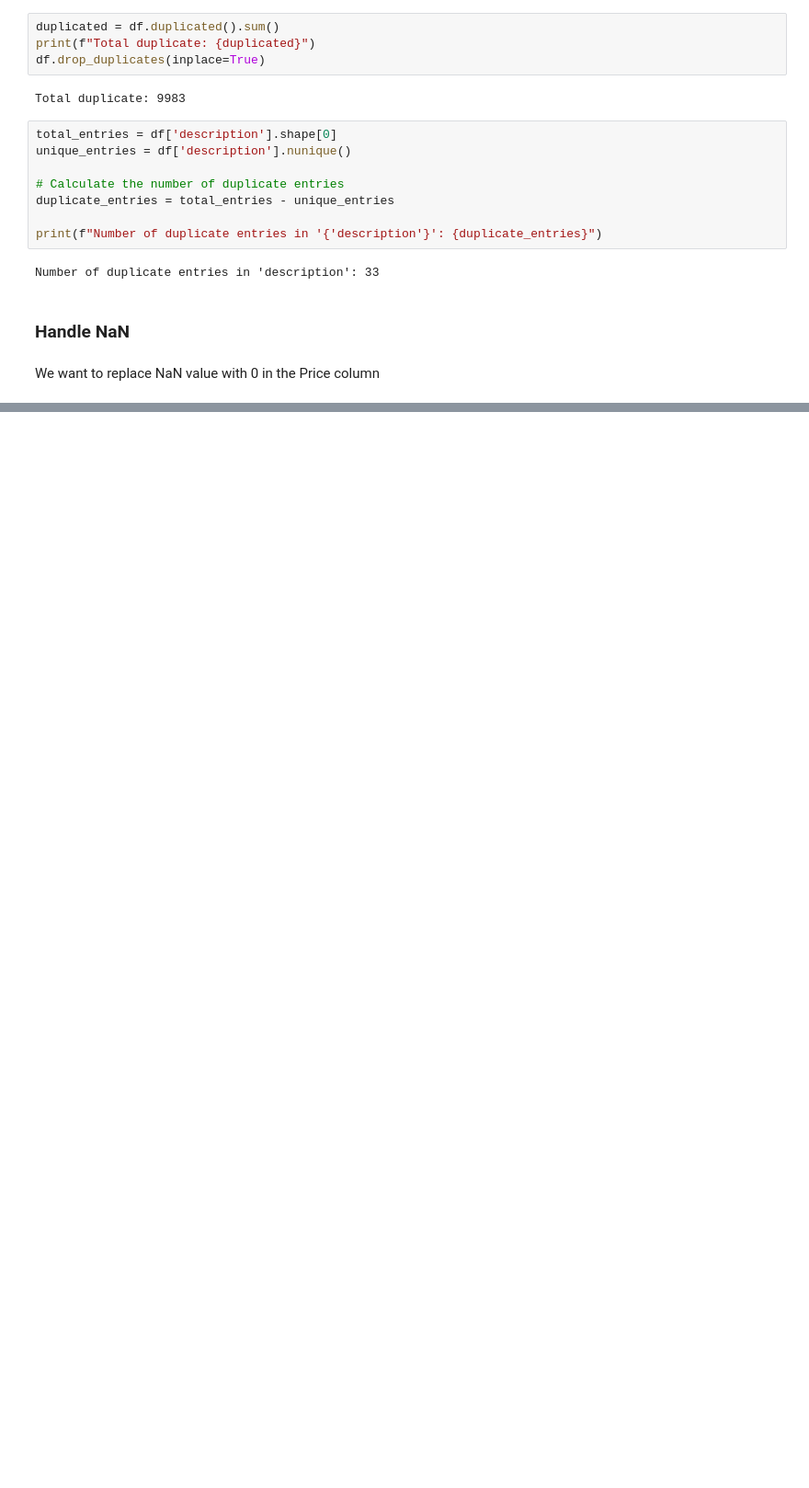
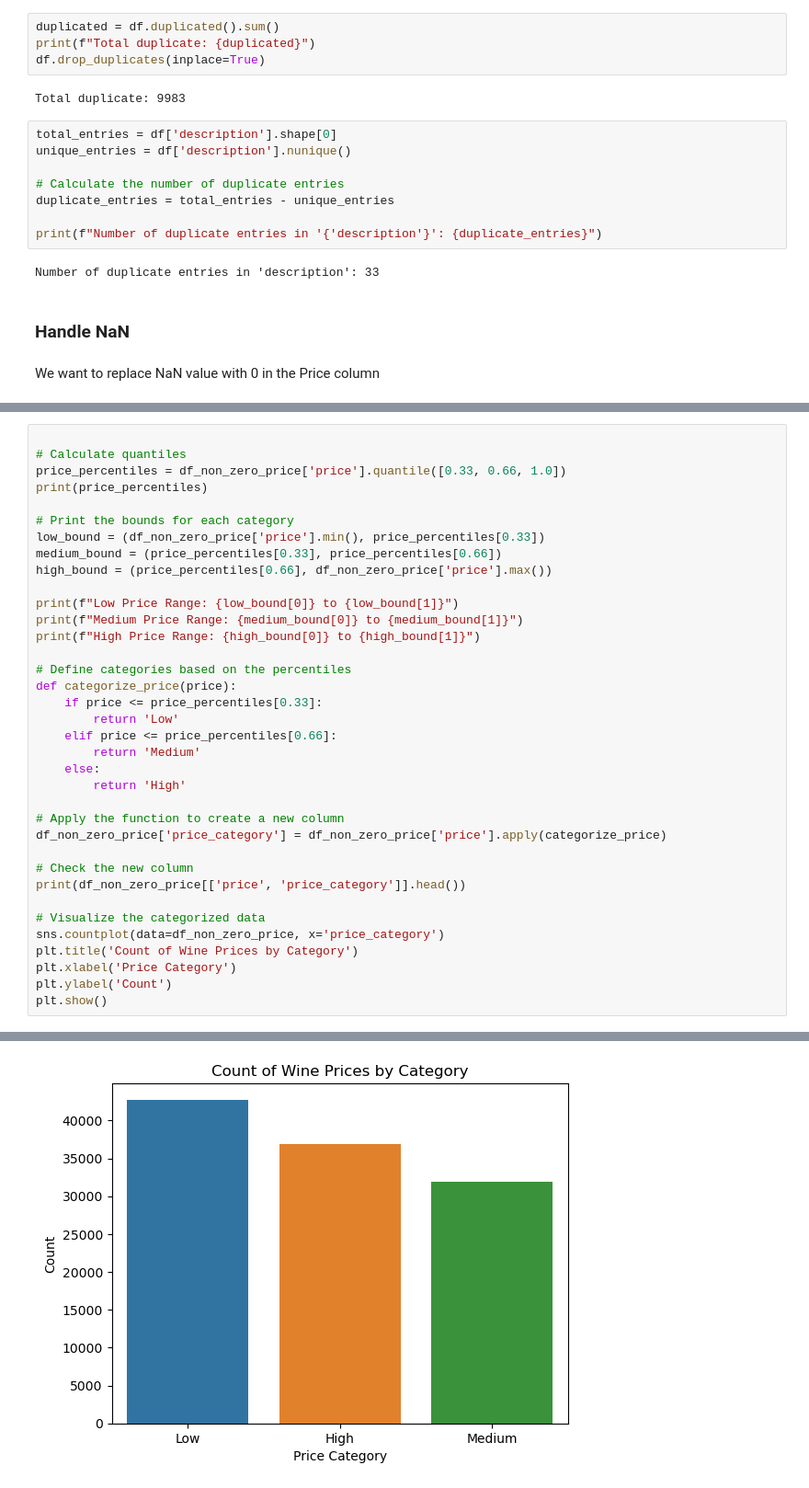
Before and after one commit to Supsi-Collaborative-Projects/wine-analysis, a Jupyter notebook: analysis.ipynb, the cells around one changed output, grey strips where cells are left out. Shown: that part at 92% size. Drawn from its saved outputs; the diff is of its cells as text; blank space fills up the shorter version.

```diff
--- a/analysis.ipynb
+++ b/analysis.ipynb
@@ -141,0 +168,37 @@ print(f"total NaN in price: {nan_count}")
+# %%
+
+# Calculate quantiles
+price_percentiles = df_non_zero_price['price'].quantile([0.33, 0.66, 1.0])
+print(price_percentiles)
+
+# Print the bounds for each category
+low_bound = (df_non_zero_price['price'].min(), price_percentiles[0.33])
+medium_bound = (price_percentiles[0.33], price_percentiles[0.66])
+high_bound = (price_percentiles[0.66], df_non_zero_price['price'].max())
+
+print(f"Low Price Range: {low_bound[0]} to {low_bound[1]}")
+print(f"Medium Price Range: {medium_bound[0]} to {medium_bound[1]}")
+print(f"High Price Range: {high_bound[0]} to {high_bound[1]}")
+
+# Define categories based on the percentiles
+def categorize_price(price):
+    if price <= price_percentiles[0.33]:
+        return 'Low'
+    elif price <= price_percentiles[0.66]:
+        return 'Medium'
+    else:
+        return 'High'
+
+# Apply the function to create a new column
+df_non_zero_price['price_category'] = df_non_zero_price['price'].apply(categorize_price)
+
+# Check the new column
+print(df_non_zero_price[['price', 'price_category']].head())
+
+# Visualize the categorized data
+sns.countplot(data=df_non_zero_price, x='price_category')
+plt.title('Count of Wine Prices by Category')
+plt.xlabel('Price Category')
+plt.ylabel('Count')
+plt.show()
+# %% [output]
@@ -141,0 +223 @@ print(f"total NaN in price: {nan_count}")
+[figure, added]
```
Also changed, not shown: parts of 11 cells of this notebook.
